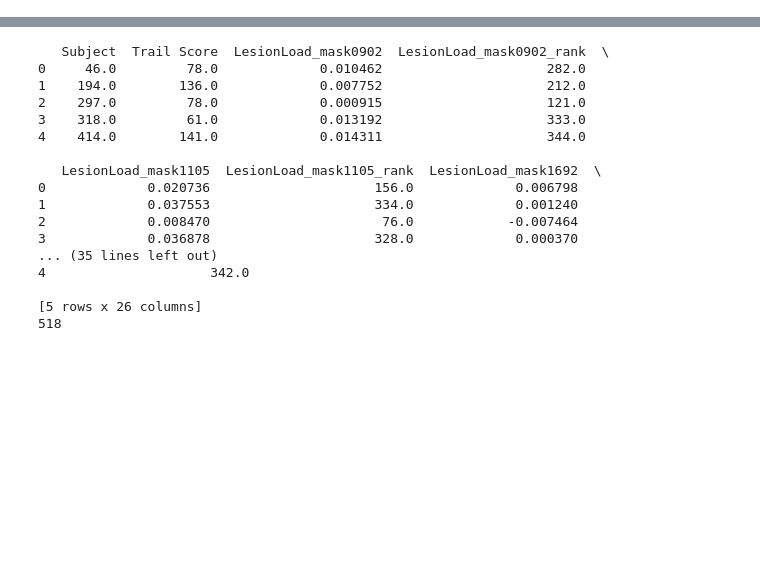
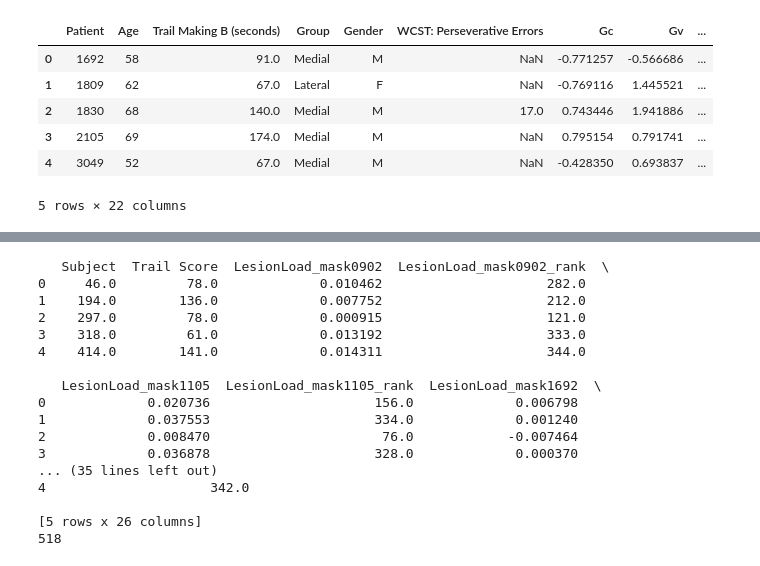
Before and after one commit to kaihwang/LesionNetwork, a Jupyter notebook: Lesion Analysis.ipynb, the cells around one changed output, grey strips where cells are left out. Cells and saved outputs as stored; diff of their text form; code cells hidden in the pictures; blank space fills up the shorter version.

```diff
--- a/Lesion Analysis.ipynb
+++ b/Lesion Analysis.ipynb
@@ -5,0 +14,10 @@ import matplotlib.pyplot as plt
+# %%
+df.head()
+# %% [output]
+|  | Patient | Age | Trail Making B (seconds) | Group | Gender | WCST: Perseverative Errors | Gc | Gv | ... |
+| 0 | 1692 | 58 | 91.0 | Medial | M | NaN | -0.771257 | -0.566686 | ... |
+| 1 | 1809 | 62 | 67.0 | Lateral | F | NaN | -0.769116 | 1.445521 | ... |
+| 2 | 1830 | 68 | 140.0 | Medial | M | 17.0 | 0.743446 | 1.941886 | ... |
+| 3 | 2105 | 69 | 174.0 | Medial | M | NaN | 0.795154 | 0.791741 | ... |
+| 4 | 3049 | 52 | 67.0 | Medial | M | NaN | -0.428350 | 0.693837 | ... |
+5 rows × 22 columns
```
Also changed, not shown: parts of 7 cells of this notebook, 1 other file.
